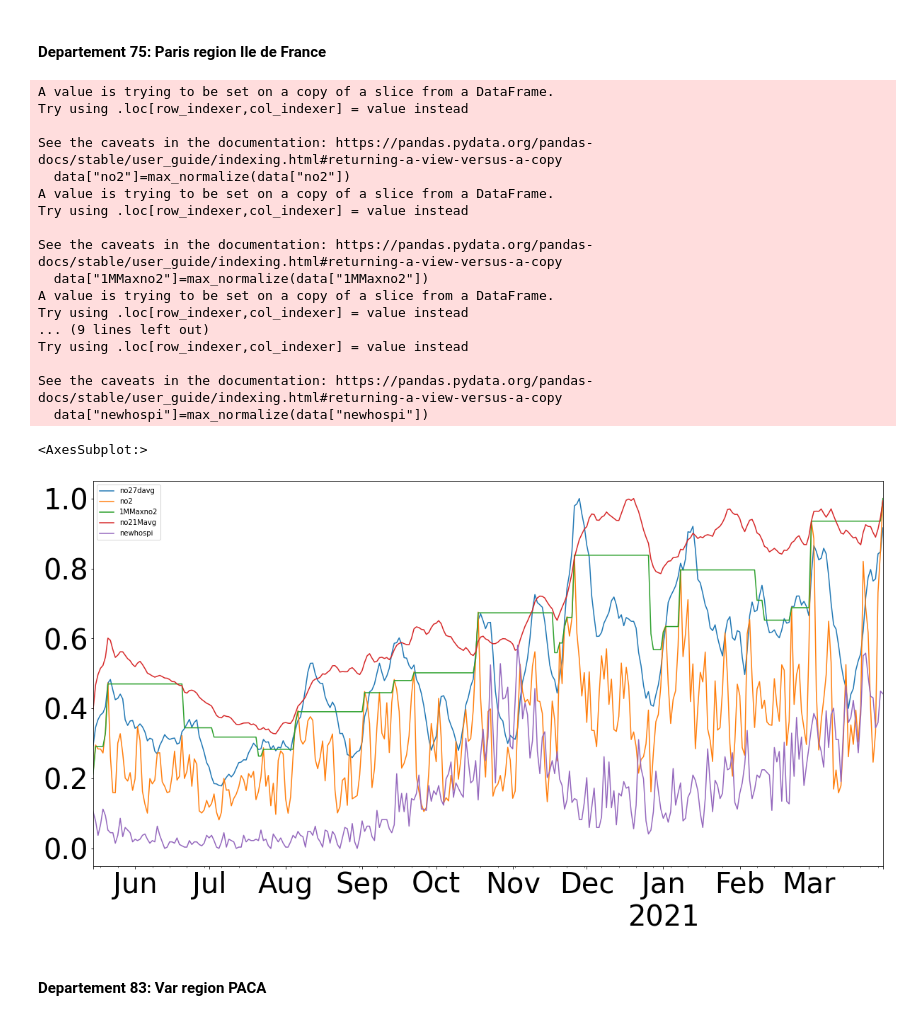
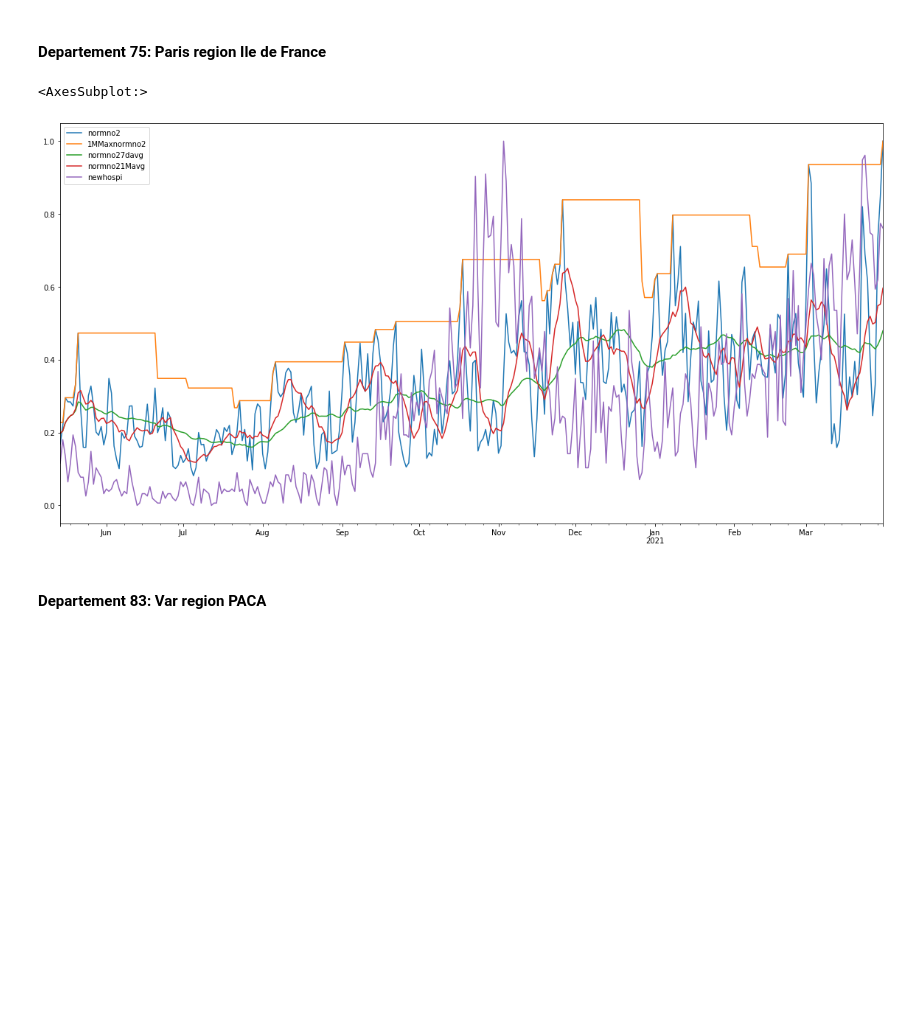
Before and after one commit to limiteinductive/covsco, a Jupyter notebook: notebooks/LG_JN.ipynb, the cells around one changed output. Saved outputs shown, nothing was run; the diff lists cells and outputs as text; code cells hidden in the pictures; blank space fills up the shorter version.

```diff
--- a/notebooks/LG_JN.ipynb
+++ b/notebooks/LG_JN.ipynb
@@ -190,36 +156,17 @@ ValueError: Length mismatch: Expected axis has 162 elements, new values have 321
 ### Nitrogen dioxide (NO2) and the number of severe COVID19 cases leading to hospitalization
 # %% [markdown]
 #### Departement 75: Paris region Ile de France
-# %%
-data = df[["numero","time","no27davg","no2","1MMaxno2",'no21Mavg','newhospi']]
-data["no2"]=max_normalize(data["no2"])
-data["1MMaxno2"]=max_normalize(data["1MMaxno2"])
-data["no27davg"]=max_normalize(data["no27davg"])
-data["no21Mavg"]=max_normalize(data["no21Mavg"])
-data["newhospi"]=max_normalize(data["newhospi"])
-data = data[data["numero"]==75][["no27davg","no2","1MMaxno2",'no21Mavg','newhospi']]
-idx = pd.date_range(start, periods= 321).tolist()
-data.index = idx
-data.plot.line(figsize = (20,10))
-# %% [output]
-A value is trying to be set on a copy of a slice from a DataFrame.
-Try using .loc[row_indexer,col_indexer] = value instead
-
-See the caveats in the documentation: https://pandas.pydata.org/pandas-docs/stable/user_guide/indexing.html#returning-a-view-versus-a-copy
-  data["no2"]=max_normalize(data["no2"])
-A value is trying to be set on a copy of a slice from a DataFrame.
-Try using .loc[row_indexer,col_indexer] = value instead
-
-See the caveats in the documentation: https://pandas.pydata.org/pandas-docs/stable/user_guide/indexing.html#returning-a-view-versus-a-copy
-  data["1MMaxno2"]=max_normalize(data["1MMaxno2"])
-A value is trying to be set on a copy of a slice from a DataFrame.
-Try using .loc[row_indexer,col_indexer] = value instead
-... (9 lines left out)
-Try using .loc[row_indexer,col_indexer] = value instead
-
-See the caveats in the documentation: https://pandas.pydata.org/pandas-docs/stable/user_guide/indexing.html#returning-a-view-versus-a-copy
-  data["newhospi"]=max_normalize(data["newhospi"])
-<AxesSubplot:>
-[figure, removed]
+# %%
+data = df[["numero","time","1MMaxnormno2","normpm25","normno2","normo3","normpm10","normco","1MMaxnormo3","normpm257davg","normno27davg","normo37davg","normpm107davg","normco7davg",\
+            "normpm251Mavg","normno21Mavg","normo31Mavg","normpm101Mavg","normco1Mavg",'newhospi']]
+data = data[data["numero"]==75][["normno2","1MMaxnormno2","normno27davg",\
+            "normno21Mavg",'newhospi']]
+data["newhospi"]=max_normalize(data["newhospi"])
+idx = pd.date_range(df["time"].min(), periods= 322).tolist()
+data.index = idx
+data.plot.line(figsize = (20,10))
+# %% [output]
+<AxesSubplot:>
+[figure, added]
 # %% [markdown]
 #### Departement 83: Var region PACA
```
Also changed, not shown: parts of 25 cells of this notebook, 29 other files.
